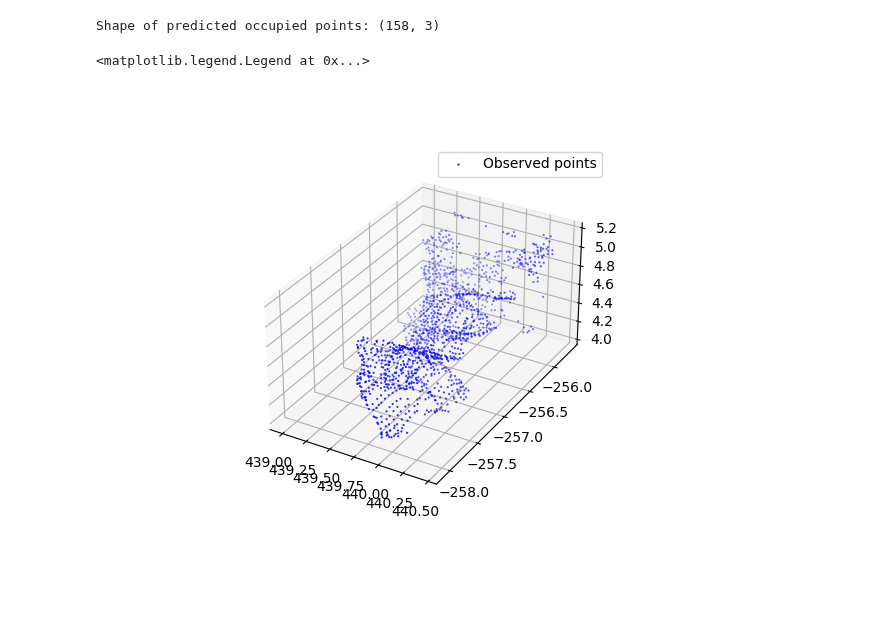
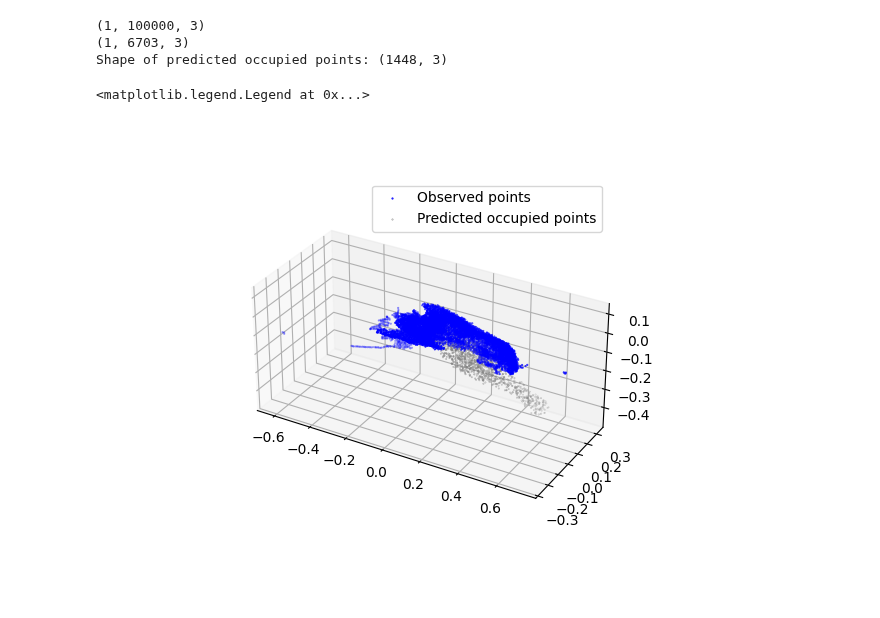
Before and after one commit to mit-acl/roman, a Jupyter notebook: notebooks/14_shape_completion.ipynb, the cells around one changed output. Drawn from its saved outputs; the diff is of its cells as text; code cells hidden in the pictures.

Commit message:
Add car partial shape completion example.

```diff
--- a/notebooks/14_shape_completion.ipynb
+++ b/notebooks/14_shape_completion.ipynb
@@ -37,3 +80,7 @@ data = dataset[0]
+# %%
+data_processed[:, 0] = -(data_aggregated[:, 0] - 448)/7
+data_processed[:, 1] = (data_aggregated[:, 1] + 257.5)/6
+data_processed[:, 2] = (data_aggregated[:, 2] - 5)/6
 # %%
 fig = plt.figure()
 ax1 = fig.add_subplot(1, 1, 1, projection='3d')
@@ -87,0 +158,7 @@ points = np.array(points)
+# %%
+### configure dataset
+train_dataset, val_dataset, train_loader, val_loader, vis_loader, duo_loader = config.cfg_dataloader(cfg)
+batch_size = 1
+test_loader = torch.utils.data.DataLoader(
+    val_dataset, batch_size=batch_size, num_workers=3, shuffle=True)
+test_iter = iter(test_loader)
@@ -88,29 +172,36 @@ points = np.array(points)
+# %%
+data_equiv = next(test_iter)
 # %%
-inputs = torch.from_numpy(data).unsqueeze(dim=0).to(torch.float).to(device)
-points_iou = torch.from_numpy(points).unsqueeze(dim=0).to(torch.float).to(device)
+inputs = torch.from_numpy(data_processed).unsqueeze(dim=0).to(torch.float).to(device)
+points_iou = points_iou = data_equiv['points_iou'].to(device)
+# points_iou = torch.from_numpy(random_inputs).unsqueeze(dim=0).to(torch.float).to(device)
 with torch.no_grad():
     p_out = model(points_iou, inputs, sample=False)
 
 
-THRESHOLD = 0.3
+THRESHOLD = 0.5
 occ_iou_hat_np = (p_out.probs >= THRESHOLD).cpu().numpy()
 indices_pred = np.nonzero(occ_iou_hat_np)[1]
 
 points_ = points_iou.to('cpu').numpy()
+print(points_.shape)
 points_pred = points_[0, indices_pred, :]
 inputs_np = inputs.to('cpu').numpy()
+print(inputs_np.shape)
 print(f"Shape of predicted occupied points: {points_pred.shape}")
 # %% [output]
-Shape of predicted occupied points: (158, 3)
+(1, 100000, 3)
+(1, 6703, 3)
+Shape of predicted occupied points: (1448, 3)
 # %%
 fig = plt.figure()
 ax1 = fig.add_subplot(1, 1, 1, projection='3d')
 ax1.scatter(inputs_np[0, :, 0], inputs_np[0, :, 1], inputs_np[0, :, 2],
             zdir='z', c= 'blue', s=0.3, label='Observed points')
-# ax1.scatter(points_pred[:, 0], points_pred[:, 1], points_pred[:, 2],
-            # zdir='z', c= 'gray', s=0.1, label='Predicted occupied points')
+ax1.scatter(points_pred[:, 0], points_pred[:, 1], points_pred[:, 2],
+            zdir='z', c= 'gray', s=0.1, label='Predicted occupied points')
 ax1.set_aspect('equal')
 ax1.legend()
 # %% [output]
 <matplotlib.legend.Legend at 0x...>
-[figure, old version]
+[figure, new version]
```
Also changed, not shown: parts of 20 cells of this notebook, 2 other files.
